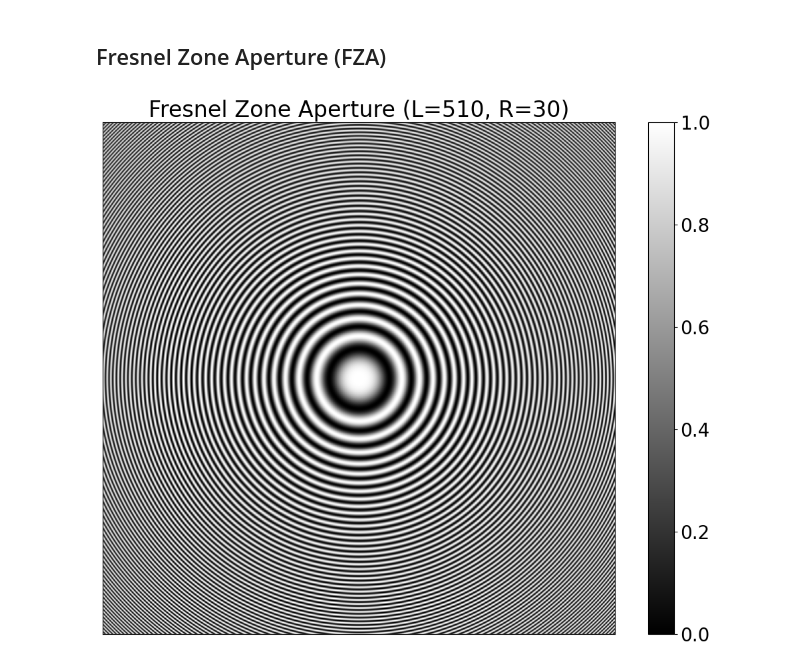
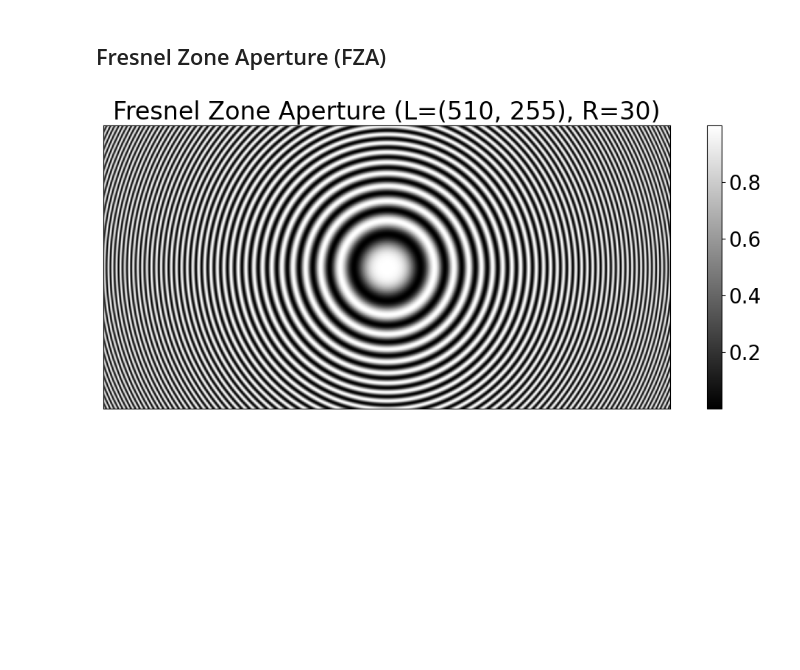
Before and after one commit to LCAV/LenslessPiCam, a Jupyter notebook: masks/FresnelZoneAperture/fza-test.ipynb, the cells around one changed output. Cells and saved outputs as stored; diff of their text form; code cells hidden in the pictures; blank space fills up the shorter version.

```diff
--- a/masks/FresnelZoneAperture/fza-test.ipynb
+++ b/masks/FresnelZoneAperture/fza-test.ipynb
@@ -8,22 +8,22 @@ from sympy.ntheory import isprime, quadratic_residues
 # %% [markdown]
 ## Fresnel Zone Aperture (FZA)
 # %%
-dim = 510
+dim = (510, 255)
 r = 30
 # %%
 def FZA(dim, r):
-    x, y = np.meshgrid(np.linspace(-dim/2, dim/2-1, dim), np.linspace(-dim/2, dim/2-1, dim))
+    x, y = np.meshgrid(np.linspace(-dim[0]/2, dim[0]/2-1, dim[0]), np.linspace(-dim[1]/2, dim[1]/2-1, dim[1]))
     mask = 0.5 * (1 + np.cos(np.pi * (x**2 + y**2) / r**2))
     return mask
 # %%
 mask = FZA(dim, r)
-np.save(f"fza_dim{dim}_r{r}.npy", mask)
-plt.figure(figsize=(13,10))
+np.save(f"fza_dim{dim[0]}x{dim[1]}_r{r}.npy", mask)
+plt.figure(figsize=(13,5))
 plt.imshow(mask, cmap='gray')#, interpolation='lanczos')
 plt.title(f'Fresnel Zone Aperture (L={dim}, R={r})')
 plt.colorbar()
 plt.xticks([])
 plt.yticks([])
-plt.savefig(f'fza_dim{dim}_r{r}.png', bbox_inches='tight')
+plt.savefig(f'fza_dim{dim[0]}x{dim[1]}_r{r}.png', bbox_inches='tight')
 # %% [output]
-[figure, old version]
+[figure, new version]
```
Also changed, not shown: 2 other files.
